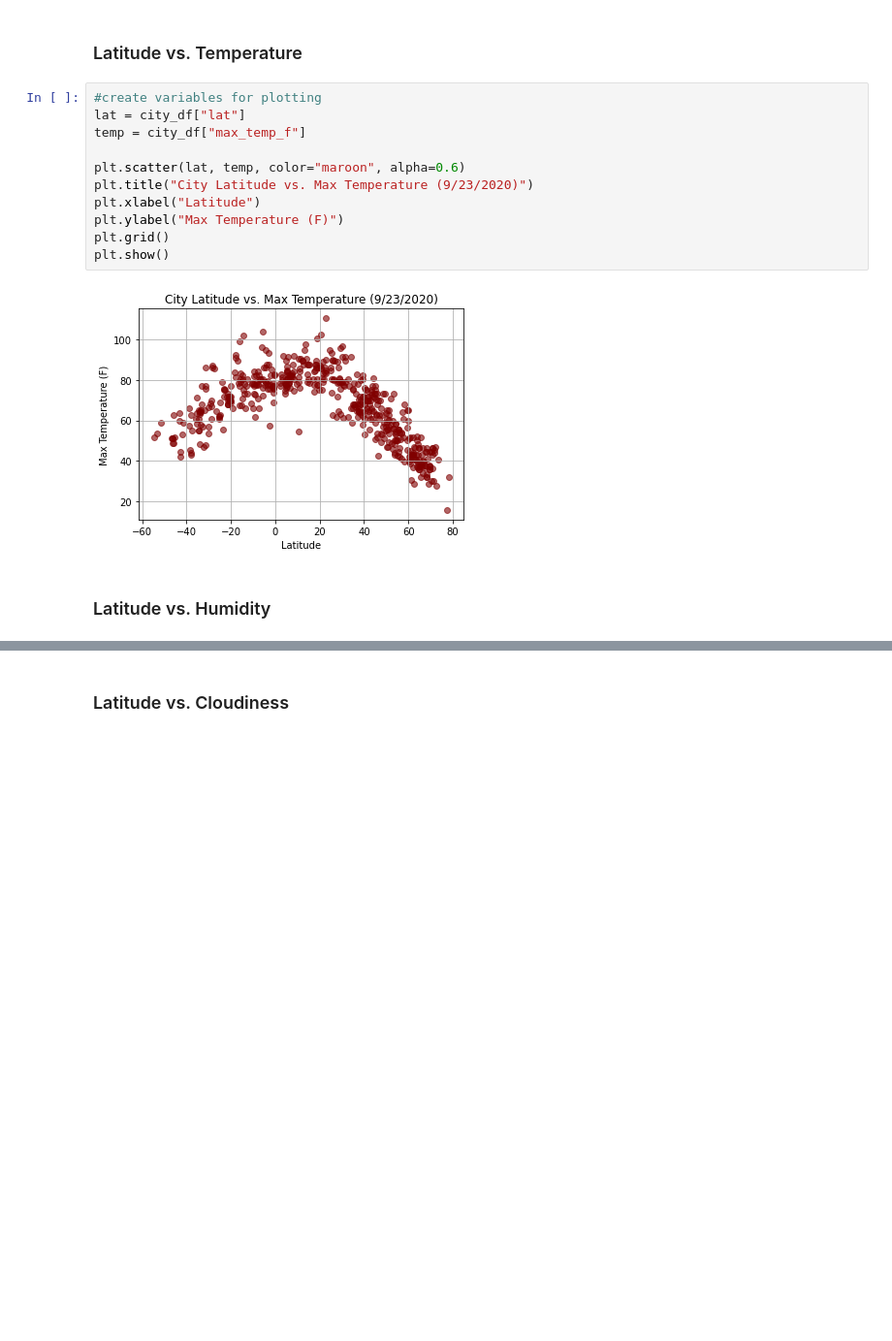
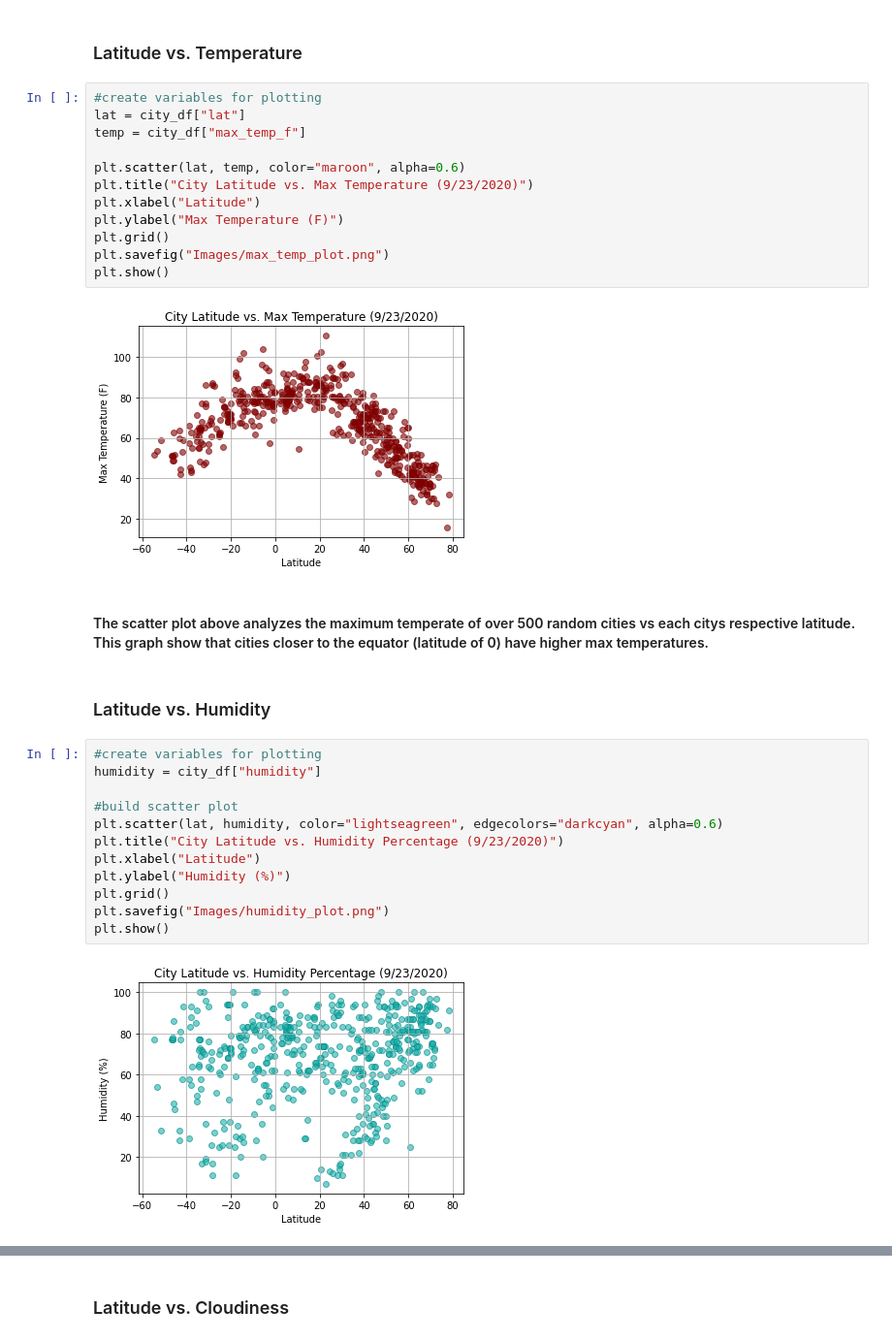
Before and after one commit to alplky/python-APIs-challenge, a Jupyter notebook: WeatherPy/WeatherPy.ipynb, the cells around one changed output, grey strips where cells are left out. Shown at 97% size. Drawn from its saved outputs; the diff is of its cells as text; blank space fills up the shorter version.

Commit message:
adding humidity plot and images

```diff
--- a/WeatherPy/WeatherPy.ipynb
+++ b/WeatherPy/WeatherPy.ipynb
@@ -152,8 +152,25 @@ plt.title("City Latitude vs. Max Temperature (9/23/2020)")
 plt.xlabel("Latitude")
 plt.ylabel("Max Temperature (F)")
 plt.grid()
+plt.savefig("Images/max_temp_plot.png")
 plt.show()
 # %% [output]
 [figure]
+# %% [markdown]
+#### The scatter plot above analyzes the maximum temperate of over 500 random cities vs each citys respective latitude. This graph show that cities closer to the equator (latitude of 0) have higher max temperatures.
 # %% [markdown]
 ### Latitude vs. Humidity
+# %%
+#create variables for plotting
+humidity = city_df["humidity"]
+
+#build scatter plot
+plt.scatter(lat, humidity, color="lightseagreen", edgecolors="darkcyan", alpha=0.6)
+plt.title("City Latitude vs. Humidity Percentage (9/23/2020)")
+plt.xlabel("Latitude")
+plt.ylabel("Humidity (%)")
+plt.grid()
+plt.savefig("Images/humidity_plot.png")
+plt.show()
+# %% [output]
+[figure, added]
```
Also changed, not shown: parts of 3 cells of this notebook, 2 other files.
